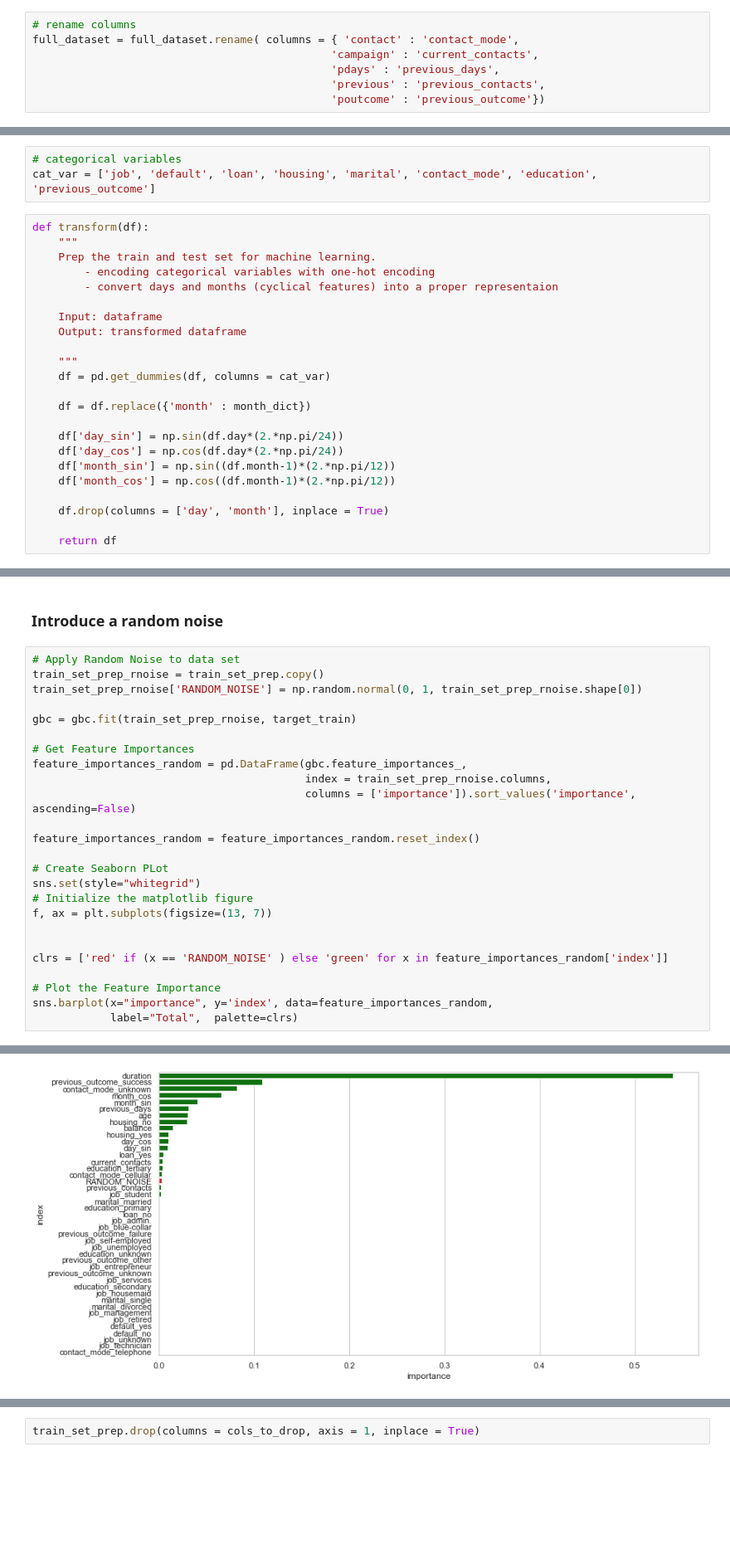
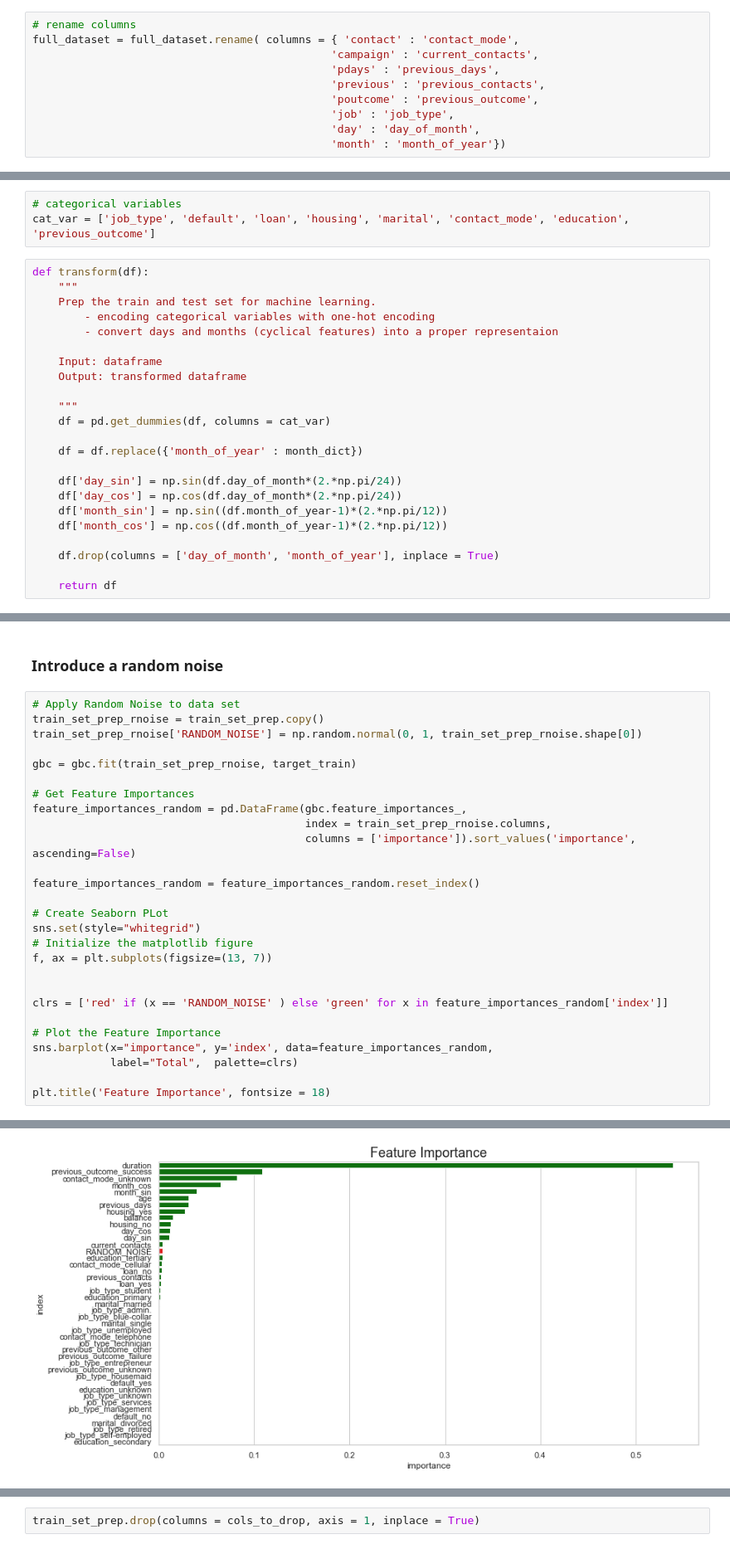
Before and after one commit to Solihin-k/bank_marketing, a Jupyter notebook: Bank_Marketing_Strategy.ipynb, the cells around one changed output, grey strips where cells are left out. Shown at 83% size. Cells and saved outputs as stored; diff of their text form; blank space fills up the shorter version.

```diff
--- a/Bank_Marketing_Strategy.ipynb
+++ b/Bank_Marketing_Strategy.ipynb
@@ -93,7 +93,10 @@ full_dataset = full_dataset.rename( columns = { 'contact' : 'contact_mode',
                                               'campaign' : 'current_contacts',
                                               'pdays' : 'previous_days',
                                               'previous' : 'previous_contacts',
-                                              'poutcome' : 'previous_outcome'})
+                                              'poutcome' : 'previous_outcome',
+                                              'job' : 'job_type',
+                                              'day' : 'day_of_month',
+                                              'month' : 'month_of_year'})
 # %%
 # change values of deposit to 0 (did not subscribe) and 1 (subscribed)
 
@@ -453,7 +458,7 @@ month_dict = {
              }
 # %%
 # categorical variables
-cat_var = ['job', 'default', 'loan', 'housing', 'marital', 'contact_mode', 'education', 'previous_outcome']
+cat_var = ['job_type', 'default', 'loan', 'housing', 'marital', 'contact_mode', 'education', 'previous_outcome']
 # %%
 def transform(df):
     """
@@ -467,14 +472,14 @@ def transform(df):
     """
     df = pd.get_dummies(df, columns = cat_var)
 
-    df = df.replace({'month' : month_dict})
+    df = df.replace({'month_of_year' : month_dict})
 
-    df['day_sin'] = np.sin(df.day*(2.*np.pi/24))
-    df['day_cos'] = np.cos(df.day*(2.*np.pi/24))
-    df['month_sin'] = np.sin((df.month-1)*(2.*np.pi/12))
-    df['month_cos'] = np.cos((df.month-1)*(2.*np.pi/12))
+    df['day_sin'] = np.sin(df.day_of_month*(2.*np.pi/24))
+    df['day_cos'] = np.cos(df.day_of_month*(2.*np.pi/24))
+    df['month_sin'] = np.sin((df.month_of_year-1)*(2.*np.pi/12))
+    df['month_cos'] = np.cos((df.month_of_year-1)*(2.*np.pi/12))
 
-    df.drop(columns = ['day', 'month'], inplace = True)
+    df.drop(columns = ['day_of_month', 'month_of_year'], inplace = True)
 
     return df
 # %%
@@ -593,4 +598,6 @@ clrs = ['red' if (x == 'RANDOM_NOISE' ) else 'green' for x in feature_importance
 # Plot the Feature Importance
 sns.barplot(x="importance", y='index', data=feature_importances_random,
             label="Total",  palette=clrs)
+
+plt.title('Feature Importance', fontsize = 18)
 # %% [output]
@@ -598,4 +605,4 @@ sns.barplot(x="importance", y='index', data=feature_importances_random,
-[figure, old version]
+[figure, new version]
 # %%
 feature_importances_random
 # %% [output]
```
Also changed, not shown: parts of 26 cells of this notebook.
